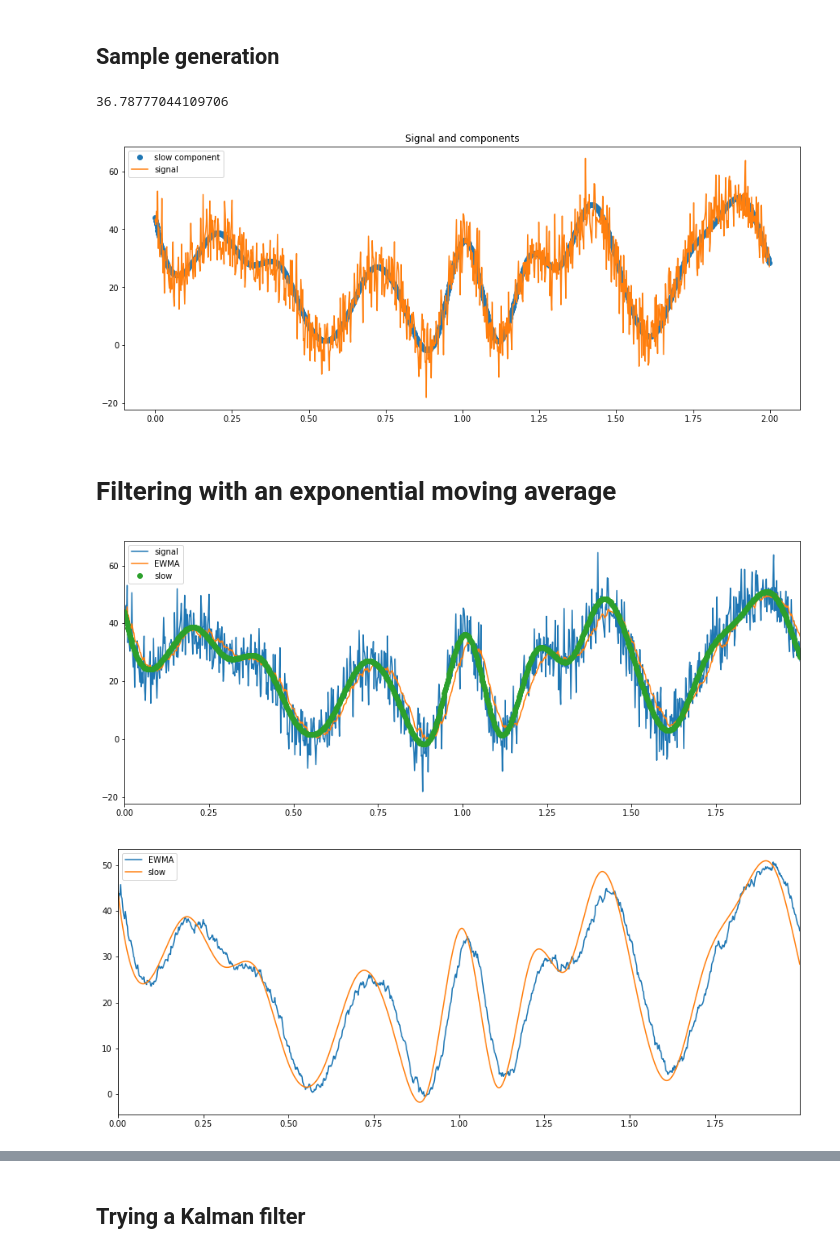
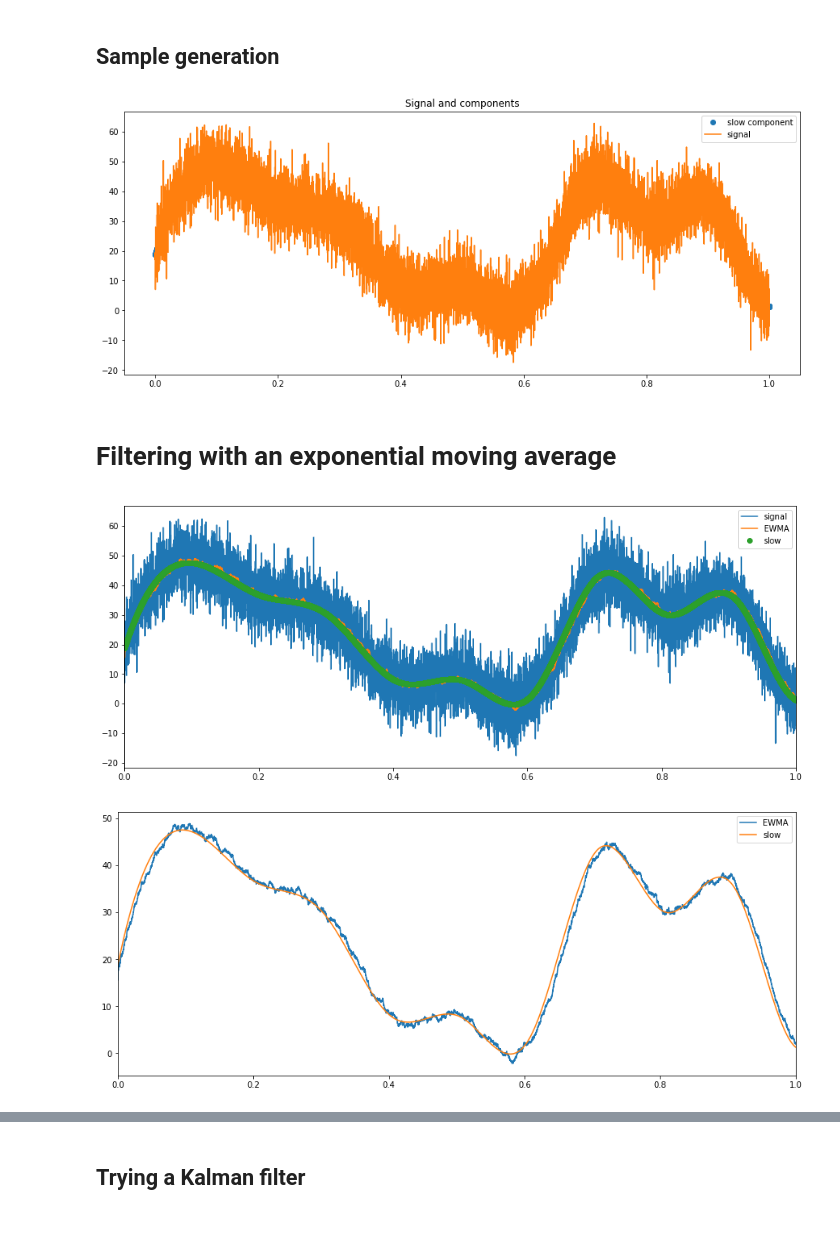
Before and after one commit to bcouturi/FilteringTest, a Jupyter notebook: Filtering.ipynb, the cells around one changed output, grey strips where cells are left out. Cells and saved outputs as stored; diff of their text form; code cells hidden in the pictures; blank space fills up the shorter version.

```diff
--- a/Filtering.ipynb
+++ b/Filtering.ipynb
@@ -14,9 +14,11 @@ np.random.seed(42)
 # %%
 # Some constants and the time axis
 slow_sample_size = 100
-full_sample_size = 50 * slow_sample_size
+full_sample_size = 1000 * slow_sample_size
 st = np.linspace(0, 10, num=slow_sample_size, endpoint=True)
 t = np.linspace(0, 10, num=full_sample_size, endpoint=True)
+# %%
+zoom_plot_size = 10000
 # %%
 # Generating the "slow" sample and interpolating to the full sample size
 slow_sample =  50 * np.random.rand(slow_sample_size)
@@ -26,40 +28,38 @@ slow_component = interpolator(t)
 # Generating the "fast" sample
 # amplitude is smaller than the slow component
 fast_component = np.random.normal(0, 6, full_sample_size)
-print(np.var(fast_component))
 signal = slow_component + fast_component
-# %% [output]
-36.78777044109706
 # %%
-plt.plot(t[0:1000], slow_component[0:1000], 'o', t[0:1000], signal[0:1000], '-')
+plt.plot(t[0:zoom_plot_size], slow_component[0:zoom_plot_size], 'o',
+         t[0:zoom_plot_size], signal[0:zoom_plot_size], '-')
 plt.title("Signal and components")
 plt.legend(['slow component', 'signal'], loc='best')
 plt.show()
 # %% [output]
-[figure, old version]
+[figure, new version]
 # %% [markdown]
 # Filtering with an exponential moving average
 # %%
 # Converting the numpy into a pandas series as it has ewma
 pdslow = pd.Series(slow_component, t)
 pdsignal = pd.Series(signal, t)
-pdsignal_mean = pdsignal.ewm(halflife=8).mean()
+pdsignal_mean = pdsignal.ewm(halflife=35).mean()
 # %%
-pdsignal.head(1000).plot()
-pdsignal_mean.head(1000).plot()
-pdslow.head(1000).plot(style='o')
+pdsignal.head(zoom_plot_size).plot()
+pdsignal_mean.head(zoom_plot_size).plot()
+pdslow.head(zoom_plot_size).plot(style='o')
 plt.legend(['signal', 'EWMA', 'slow'])
 plt.show()
 # %% [output]
-[figure, old version]
+[figure, new version]
 # %%
 
-pdsignal_mean.head(1000).plot()
-pdslow.head(1000).plot(style='-')
+pdsignal_mean.head(zoom_plot_size).plot()
+pdslow.head(zoom_plot_size).plot(style='-')
 plt.legend(['EWMA', 'slow'])
 plt.show()
 # %% [output]
-[figure, old version]
+[figure, new version]
 # %%
 pddiff = abs(pdsignal_mean - pdslow)
 pddiff.head(1000).plot()
```
Also changed, not shown: parts of 11 cells of this notebook.
